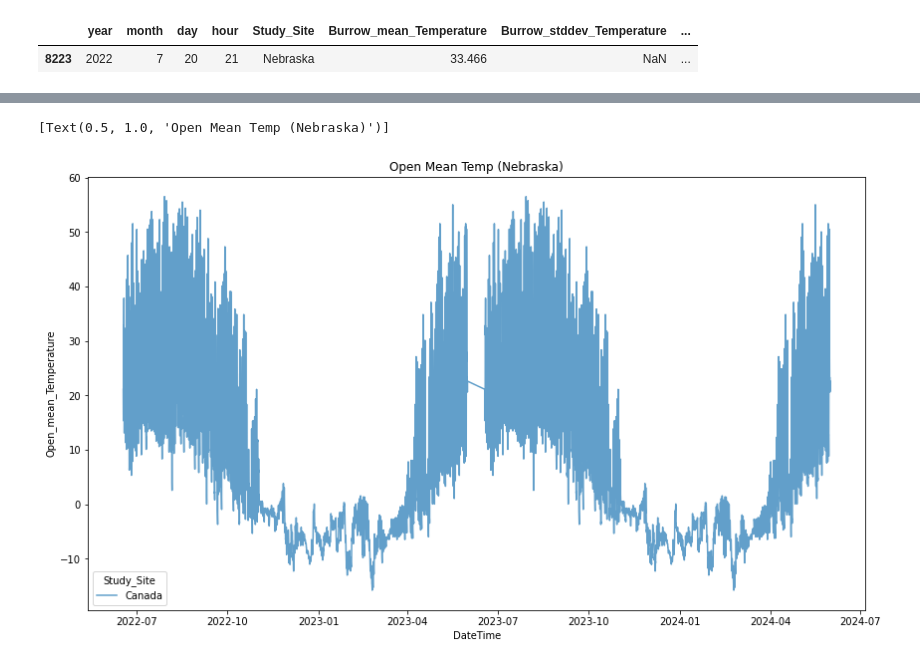
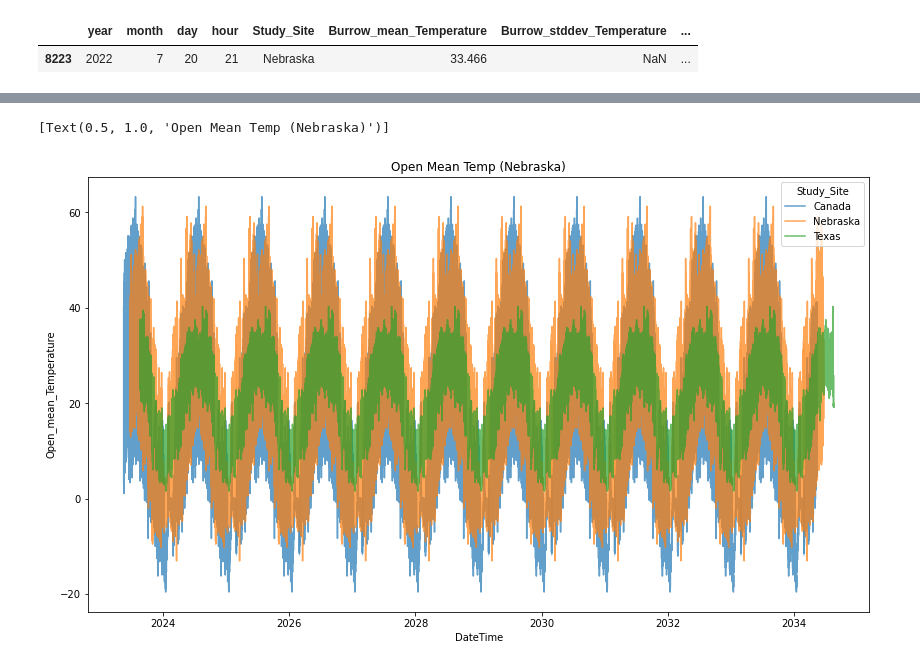
Before and after one commit to michaelremington2/therma_sim, a Jupyter notebook: src/therma_sim/get_data.ipynb, the cells around one changed output, grey strips where cells are left out. Saved outputs shown, nothing was run; the diff lists cells and outputs as text; code cells hidden in the pictures.

```diff
--- a/src/therma_sim/get_data.ipynb
+++ b/src/therma_sim/get_data.ipynb
@@ -123,7 +144,7 @@ otm_data = spark_df.groupBy('year', 'month',
 otm_data = otm_data.toPandas()
 otm_data = otm_data.sort_values(by=['Study_Site', 'year', 'month', 'day', 'hour'], ascending=True).reset_index(drop=True)
 otm_data['DateTime'] = pd.to_datetime(otm_data[['year', 'month', 'day', 'hour']])
-otm_data.drop(columns=['Air_Temperature_mean_Temperature', 'Air_Temperature_stddev_Temperature'], inplace=True)
+#otm_data.drop(columns=['Air_mean_Temperature', 'Air_stddev_Temperature'], inplace=True)
 columns_to_check = ['Burrow_mean_Temperature', 'Open_mean_Temperature', 'Shrub_mean_Temperature']
 otm_data = otm_data.dropna(subset=columns_to_check)
 # Calculate the mean of standard deviation grouped by DateTime ignoring the Study_Site
@@ -358,0 +369,24 @@ resampled_therma_df.head(50)
+# %%
+## Get only last year
+
+resampled_therma_df['DateTime'] = pd.to_datetime(resampled_therma_df['DateTime'])
+
+# Create an empty DataFrame for the filtered results
+filtered_data = pd.DataFrame()
+
+# Process each study site independently
+for site, site_df in resampled_therma_df.groupby('Study_Site'):
+    # Sort the dataset by DateTime to ensure proper indexing
+    site_df = site_df.sort_values(by="DateTime").reset_index(drop=True)
+
+    # Get the index of the latest timestamp
+    latest_idx = site_df.index[-1]  # Last row index
+
+    # Calculate the starting index for the last 365 days
+    start_idx = max(0, latest_idx - (24 * 365))  # Ensures we don't go below index 0
+
+    # Slice the DataFrame to get the last 365 days of data
+    site_filtered = site_df.iloc[start_idx:]
+
+    # Append results to the final DataFrame
+    filtered_data = pd.concat([filtered_data, site_filtered])
@@ -359,13 +401,13 @@ resampled_therma_df.head(50)
 # %%
 # Number of years to append
-num_years = 2
+num_years = 11
 
 # Create an empty DataFrame to store the results
 appended_data = pd.DataFrame()
 
 for i in range(num_years):
     # Create a copy of the dataset
-    temp_df = resampled_therma_df.copy()
+    temp_df = filtered_data.copy()
 
     # Update the year
     temp_df['year'] += i  # Increment year by the iteration number
@@ -390,13 +432,13 @@ appended_data = appended_data.drop_duplicates(subset=['year', 'month', 'day', 'h
 appended_data = appended_data.reset_index(drop=True)
 # %%
 plt.figure(figsize=(14, 8))
-sns.lineplot(data=appended_data[appended_data['Study_Site'] == 'Canada'],
+sns.lineplot(data=appended_data,
              x='DateTime',
              y='Open_mean_Temperature',
              hue='Study_Site', alpha=0.7).set(title='Open Mean Temp (Nebraska)')
 # %% [output]
 [Text(0.5, 1.0, 'Open Mean Temp (Nebraska)')]
-[figure, old version]
+[figure, new version]
 # %%
 # Make Experimental Groups
 appended_data[f'open_plus_1'] = appended_data['Open_mean_Temperature'] + 1
```
Also changed, not shown: parts of 16 cells of this notebook, 9 other files.
